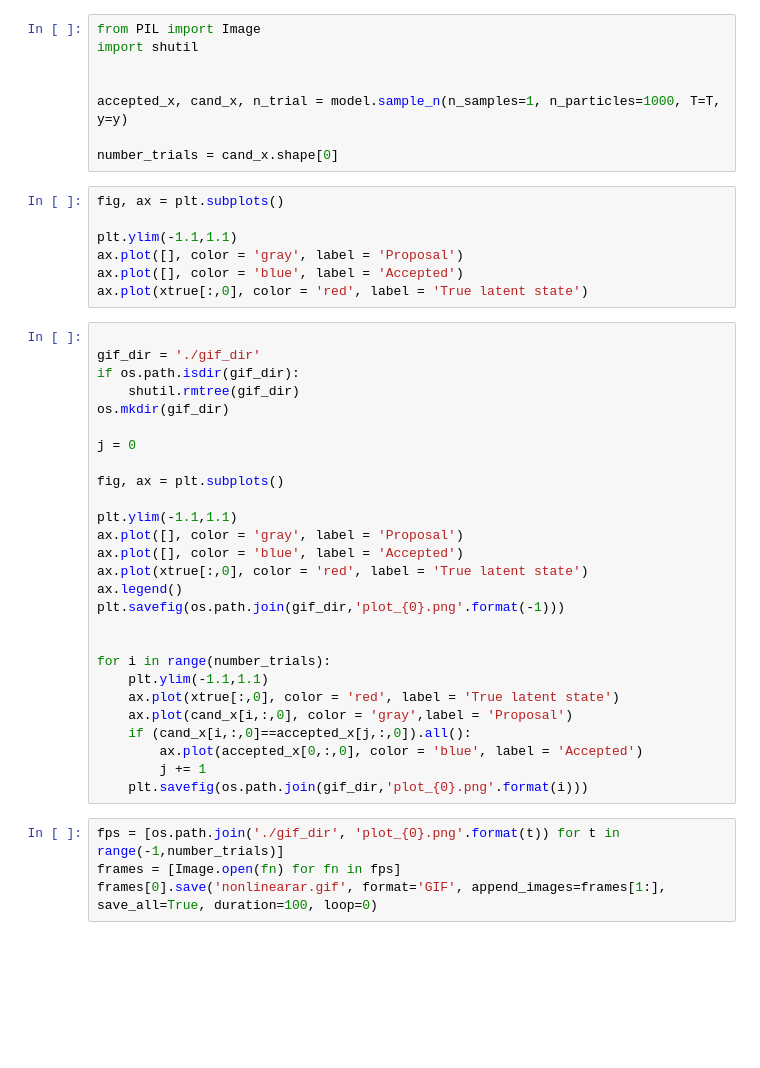
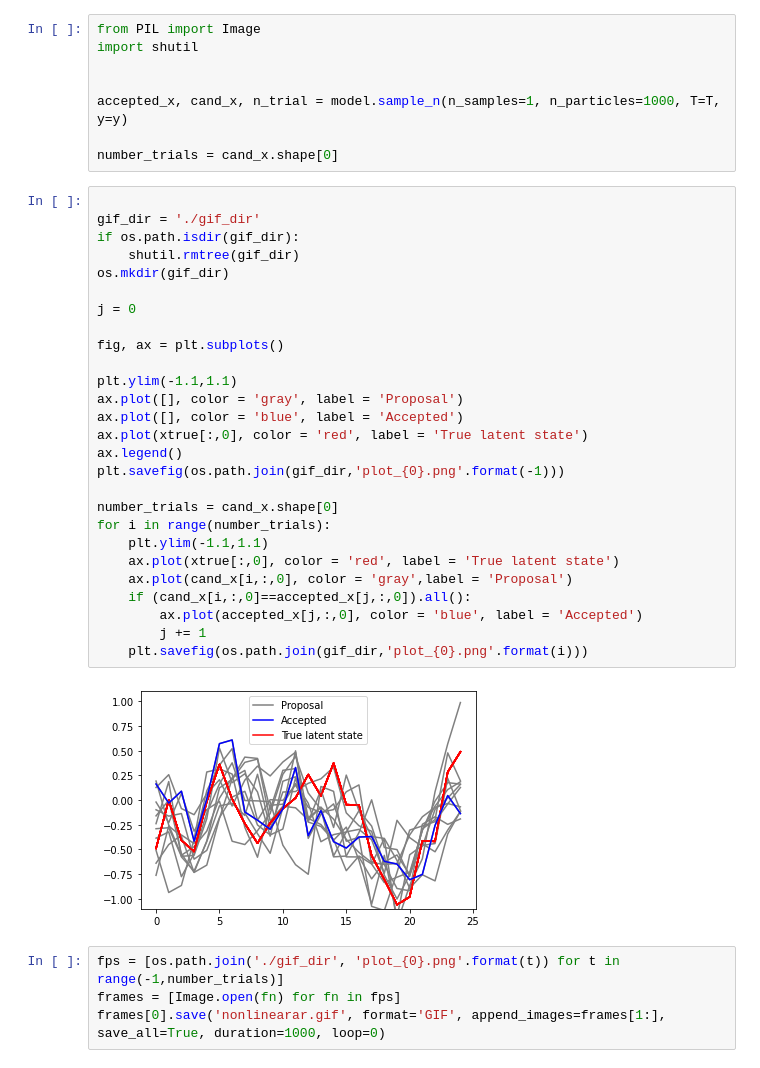
Before and after one commit to JTT94/EnsembleRejectionSampling, a Jupyter notebook: notebooks/NonLinearAR.ipynb, the cells around one changed output. Drawn from its saved outputs; the diff is of its cells as text; blank space fills up the shorter version.

```diff
--- a/notebooks/NonLinearAR.ipynb
+++ b/notebooks/NonLinearAR.ipynb
@@ -90,42 +97,37 @@ import shutil
 accepted_x, cand_x, n_trial = model.sample_n(n_samples=1, n_particles=1000, T=T, y=y)
 
 number_trials = cand_x.shape[0]
-# %%
-fig, ax = plt.subplots()
-
-plt.ylim(-1.1,1.1)
-ax.plot([], color = 'gray', label = 'Proposal')
-ax.plot([], color = 'blue', label = 'Accepted')
-ax.plot(xtrue[:,0], color = 'red', label = 'True latent state')
 # %%
 
 gif_dir = './gif_dir'
 if os.path.isdir(gif_dir):
     shutil.rmtree(gif_dir)
 os.mkdir(gif_dir)
 
 j = 0
 
 fig, ax = plt.subplots()
 
 plt.ylim(-1.1,1.1)
 ax.plot([], color = 'gray', label = 'Proposal')
 ax.plot([], color = 'blue', label = 'Accepted')
 ax.plot(xtrue[:,0], color = 'red', label = 'True latent state')
 ax.legend()
 plt.savefig(os.path.join(gif_dir,'plot_{0}.png'.format(-1)))
 
-
+number_trials = cand_x.shape[0]
 for i in range(number_trials):
     plt.ylim(-1.1,1.1)
     ax.plot(xtrue[:,0], color = 'red', label = 'True latent state')
     ax.plot(cand_x[i,:,0], color = 'gray',label = 'Proposal')
     if (cand_x[i,:,0]==accepted_x[j,:,0]).all():
-        ax.plot(accepted_x[0,:,0], color = 'blue', label = 'Accepted')
+        ax.plot(accepted_x[j,:,0], color = 'blue', label = 'Accepted')
         j += 1
     plt.savefig(os.path.join(gif_dir,'plot_{0}.png'.format(i)))
+# %% [output]
+[figure, added]
 # %%
 fps = [os.path.join('./gif_dir', 'plot_{0}.png'.format(t)) for t in range(-1,number_trials)]
 frames = [Image.open(fn) for fn in fps]
-frames[0].save('nonlinearar.gif', format='GIF', append_images=frames[1:], save_all=True, duration=100, loop=0)
+frames[0].save('nonlinearar.gif', format='GIF', append_images=frames[1:], save_all=True, duration=1000, loop=0)
 # %% [markdown]
```
Also changed, not shown: parts of 12 cells of this notebook, 5 other files.
